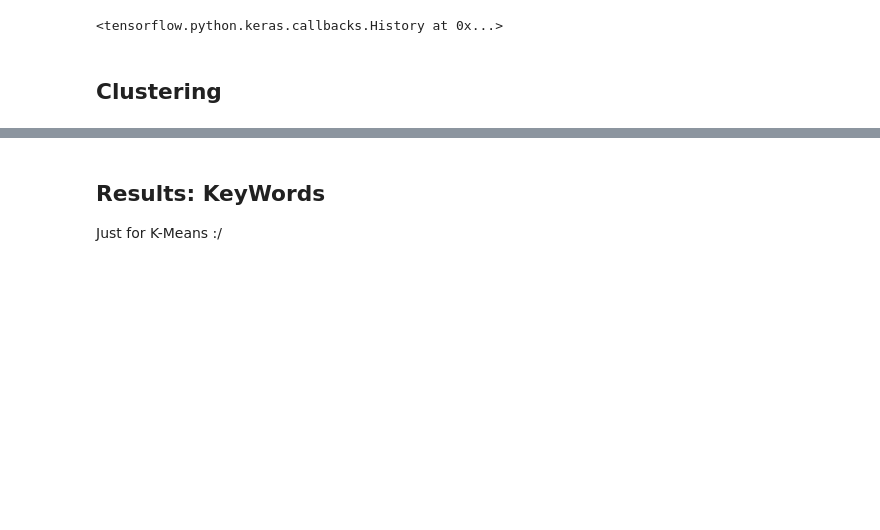
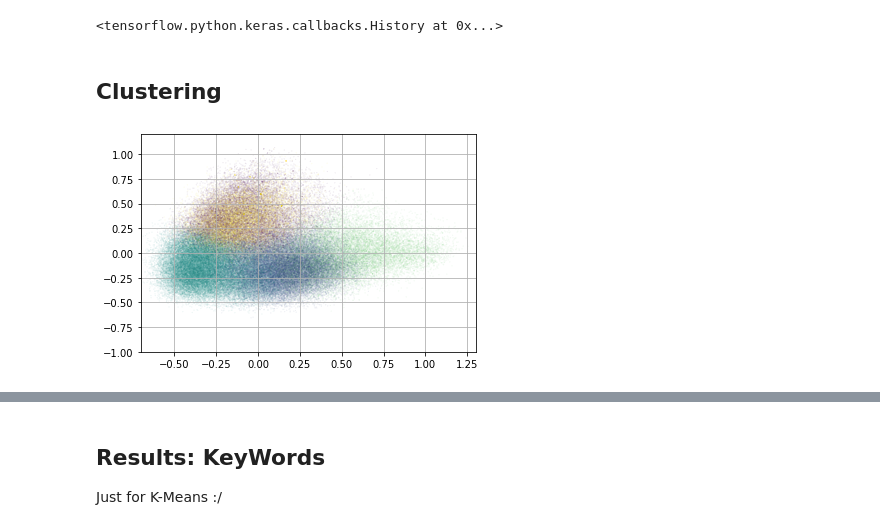
Before and after one commit to ISIS4221-JCN/Project, a Jupyter notebook: scripts/TopicDetection/Topic_Clustering.ipynb, the cells around one changed output, grey strips where cells are left out. Saved outputs shown, nothing was run; the diff lists cells and outputs as text; code cells hidden in the pictures; blank space fills up the shorter version.

```diff
--- a/scripts/TopicDetection/Topic_Clustering.ipynb
+++ b/scripts/TopicDetection/Topic_Clustering.ipynb
@@ -250,4 +251,14 @@ encoded_reu = autoencoder.encoder(np.asarray(reu_embeddings)).numpy()
 # Principal component analysis for dim reduction (optional)
 pca = PCA(n_components=2)
 X = pca.fit_transform(encoded_reu)
+# %%
+path_to_save = '../../results/TopicDetection/es/'
+plt.scatter(X[:,0],X[:,1], s=0.001, c=clusters_kmeans)
+plt.ylim([-1, 1.2])
+plt.xlim([-0.7, 1.3])
+plt.grid(True)
+plt.savefig(os.path.join(path_to_save, 'PCA_5.png'))
+plt.show()
+# %% [output]
+[figure, added]
 # %%
```
Also changed, not shown: parts of 11 cells of this notebook, 9 other files.
